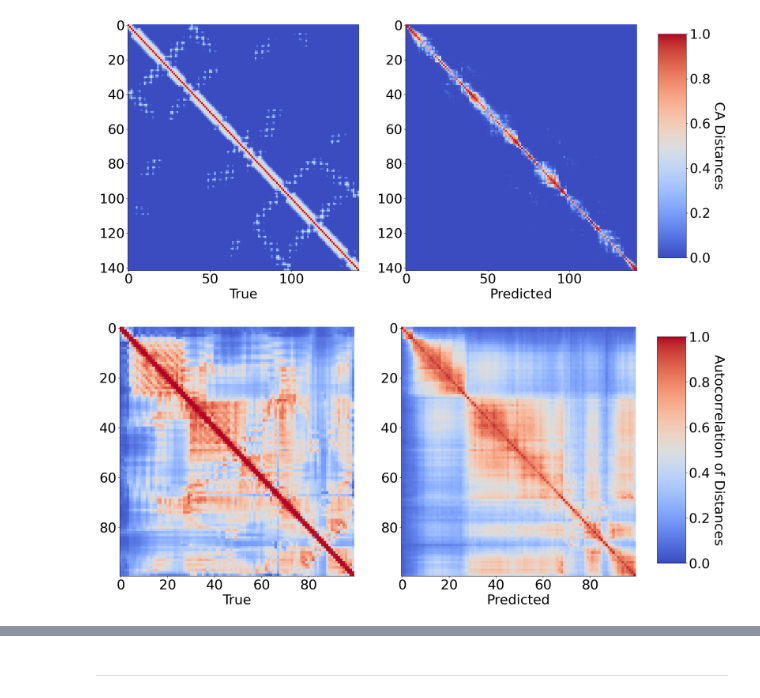
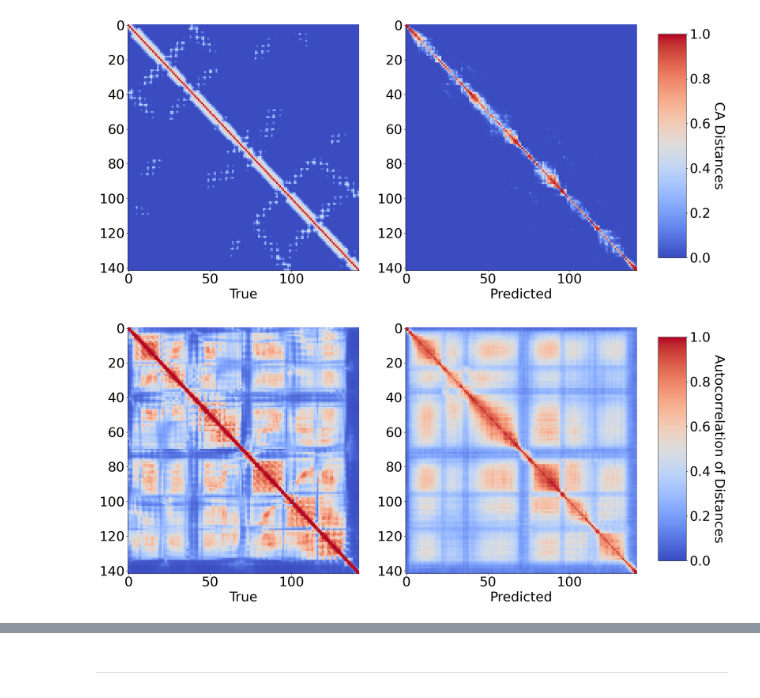
Before and after one commit to flatironinstitute/RocketSHP, a Jupyter notebook: notebooks/2.0_evaluate_model_atlas.ipynb, the cells around one changed output, grey strips where cells are left out. Saved outputs shown, nothing was run; the diff lists cells and outputs as text; code cells hidden in the pictures.

```diff
--- a/notebooks/2.0_evaluate_model_atlas.ipynb
+++ b/notebooks/2.0_evaluate_model_atlas.ipynb
@@ -38,8 +50,8 @@ from rocketshp.plot import display_trajectory
 # checkpoint_file = "/mnt/home/ssledzieski/Projects/rocketshp/models/fs_shp_pred_kl_reweighted/model-epoch=11-val_loss=35.36.pt.ckpt"
 # checkpoint_file = "/mnt/home/ssledzieski/Projects/rocketshp/models/test_kl/model-epoch=01-val_loss=2.18.pt.ckpt"
 
-config_file = "/mnt/home/ssledzieski/Projects/rocketshp/configs/fs_shp_kl_reweight2.yml"
-checkpoint_file = "/mnt/home/ssledzieski/Projects/rocketshp/models/fs_shp_pred_kl_reweighted2/model-epoch=42-val_loss=2.11.pt.ckpt"  # *****
+config_file = "/mnt/home/ssledzieski/Projects/rocketshp/configs/rocketshp_pretrained_20250215_v0.yml"
+checkpoint_file = "/mnt/home/ssledzieski/Projects/rocketshp/models/huggingface/checkpoints/rocketshp_pretrained_20250215_v0.ckpt"  # *****
 
 # config_file = "/mnt/home/ssledzieski/Projects/rocketshp/configs/seqonly_config.yml"
 # checkpoint_file = "/mnt/home/ssledzieski/Projects/rocketshp/models/fs_shp_pred_kl_seqonly/model-epoch=30-val_loss=2.18.pt.ckpt"
@@ -70,10 +81,0 @@ logger.info(
-# %%
-tdl = adl.train_dataloader()
-for batch in tdl:
-    break
-
-for k, v in batch[0].items():
-    print(k, v.shape)
-
-for k, v in batch[1].items():
-    print(k, v.shape)
@@ -89,4 +82,5 @@ shp torch.Size([8, 340, 20])
 # %%
+# model = RocketSHPModel.load_from_checkpoint("latest")
 model = RocketSHPModel.load_from_checkpoint(checkpoint_file, strict=True)
 model = model.to(device)
-model.eval()
+model = model.eval()
@@ -295,41 +289,40 @@ plt.show()
 # %%
 # Autocorrelation
 # fig, ax = plt.subplots(1, 2, figsize=(15, 10))
 squared_label_type = "autocorr"
 
 true_sqform = labels[squared_label_type].squeeze().T
 predicted_sqform = both_result[squared_label_type].cpu().squeeze().T
 
 # ax[0].imshow(true_sqform)
 #
 # image = ax[1].imshow(predicted_sqform)
 # ax[1].set_xlabel("Predicted")
 # plt.colorbar(image)
 
 # increase font size
-plt.rcParams.update({"font.size": 30})
-fig, axes = plt.subplots(nrows=1, ncols=2, figsize=(22, 10))
-im1 = axes[0].imshow(1 - true_sqform, vmin=0, vmax=1, aspect="auto", cmap="coolwarm")
-axes[0].set_xlabel("True")
-im2 = axes[1].imshow(
-    1 - predicted_sqform, vmin=0, vmax=1, aspect="auto", cmap="coolwarm"
-)
-axes[1].set_xlabel("Predicted")
+with plt.rc_context({"font.size": 30}):
+    fig, axes = plt.subplots(nrows=1, ncols=2, figsize=(22, 10))
+    im1 = axes[0].imshow(1 - true_sqform, vmin=0, vmax=1, aspect="auto", cmap="coolwarm")
+    axes[0].set_xlabel("True")
+    im2 = axes[1].imshow(
+        1 - predicted_sqform, vmin=0, vmax=1, aspect="auto", cmap="coolwarm"
+    )
+    axes[1].set_xlabel("Predicted")
 
-# add space for colour bar
-fig.subplots_adjust(right=0.85)
-cbar_ax = fig.add_axes([0.88, 0.15, 0.04, 0.7])
-cbar = fig.colorbar(im2, cax=cbar_ax)
-cbar.ax.set_ylabel("Autocorrelation of Distances", rotation=-90, va="bottom")
-sns.despine()
+    # add space for colour bar
+    fig.subplots_adjust(right=0.85)
+    cbar_ax = fig.add_axes([0.88, 0.15, 0.04, 0.7])
+    cbar = fig.colorbar(im2, cax=cbar_ax)
+    cbar.ax.set_ylabel("Autocorrelation of Distances", rotation=-90, va="bottom")
 
-plt.savefig(
-    config.PROJ_ROOT / "img" / f"{pdb_code_save}_autocorr_comparison.svg",
-    bbox_inches="tight",
-)
-plt.show()
+    plt.savefig(
+        config.FIGURES_DIR / f"{pdb_code_save}_autocorr_comparison.svg",
+        bbox_inches="tight",
+    )
+    plt.show()
 # %% [output]
-[figure, old version]
+[figure, new version]
 # %%
 # Foldseek Structure Heterogeneity Profile
 fig, ax = plt.subplots(2, 1, figsize=(15, 9))
```
Also changed, not shown: parts of 15 cells of this notebook, 6 other files.
